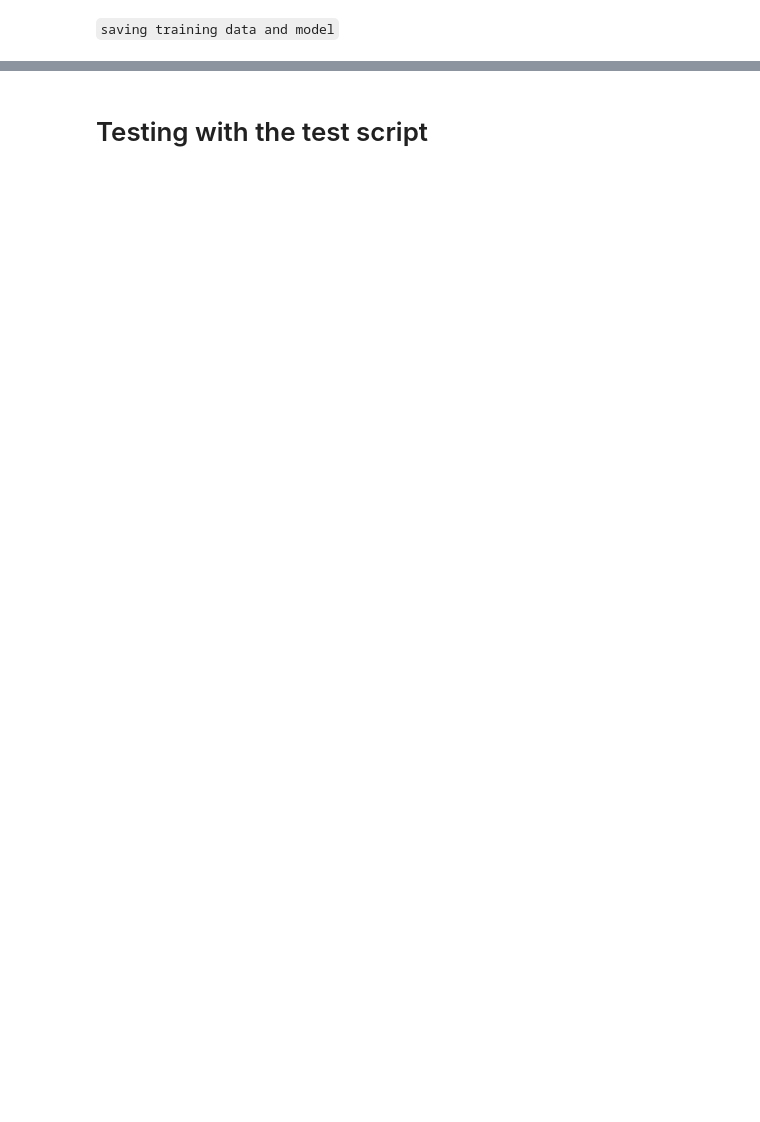
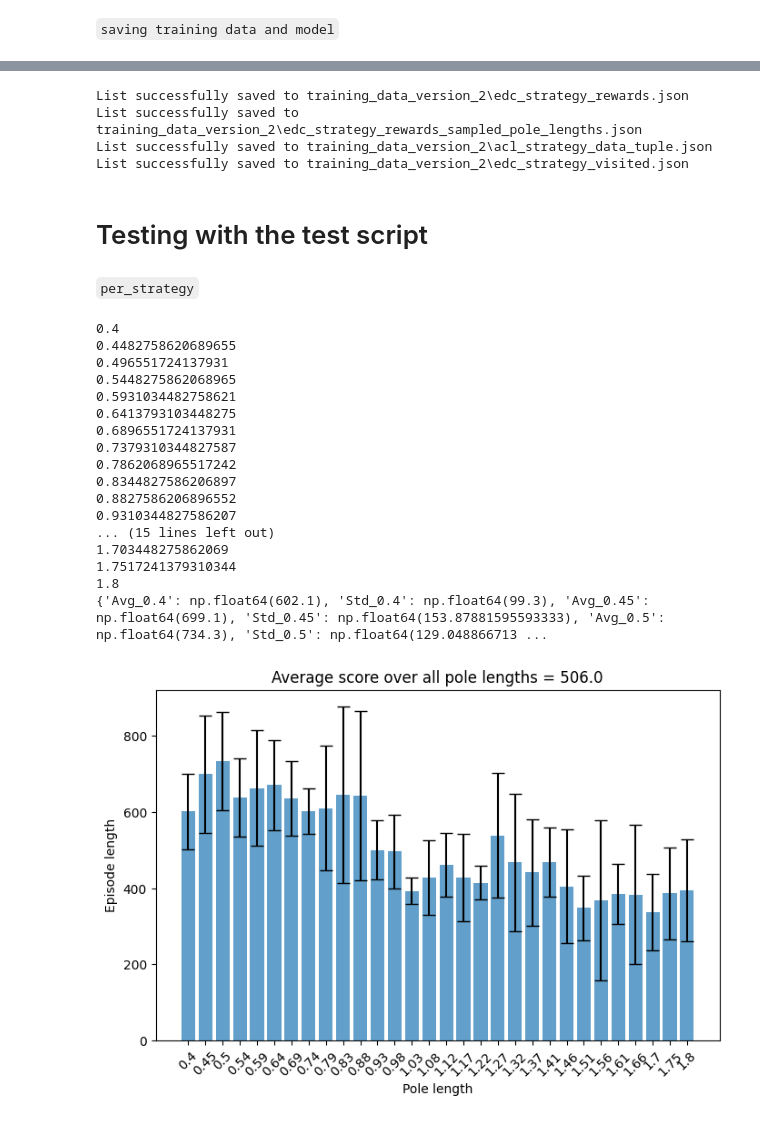
Before and after one commit to HippolyteLC/intro_rl_assignment_3, a Jupyter notebook: version_2_strategies_implementations.ipynb, the cells around one changed output, grey strips where cells are left out. Cells and saved outputs as stored; diff of their text form; code cells hidden in the pictures; blank space fills up the shorter version.

Commit message:
finalized all the strat implementations - did all the alternative implementations - did all the testing for each implementation

```diff
--- a/version_2_strategies_implementations.ipynb
+++ b/version_2_strategies_implementations.ipynb
@@ -1014,7 +1463,85 @@ NameError: name 'acl_data' is not defined
+# %%
+SAVE_FOLDER = "trained_nn_version_2"
+MODEL_NAME = "edc_strategy.pth" # .pth or .pt are common extensions
+SAVE_PATH = os.path.join(SAVE_FOLDER, MODEL_NAME)
+if not os.path.exists(SAVE_FOLDER):
+    os.makedirs(SAVE_FOLDER)
+    print(f"Created directory: {SAVE_FOLDER}")
+
+torch.save(policy_net.state_dict(), SAVE_PATH)
+
+_SAVE_FOLDER = "training_data_version_2"
+_DATA_NAME = "edc_strategy_rewards.json"
+__DATA_NAME = "edc_strategy_rewards_sampled_pole_lengths.json"# .pth or .pt are common extensions
+acl_rewards, acl_difficulty_scores, acl_distribution = acl_data
+
+
+os.makedirs(_SAVE_FOLDER, exist_ok=True)
+full_path = os.path.join(_SAVE_FOLDER, _DATA_NAME)
+_full_path = os.path.join(_SAVE_FOLDER, __DATA_NAME)
+acl_rewards_path = os.path.join(_SAVE_FOLDER, ACL_DATA)
+try:
+    with open(full_path, 'w') as file:
+        json.dump(returns, file, indent=4) # indent=4 makes the file nicely formatted
+    print(f"List successfully saved to {full_path}")
+except Exception as e:
+    print(f"An error occurred: {e}")
+
+try:
+    with open(_full_path, 'w') as file:
+        json.dump(sampled_pole_lengths, file, indent=4) # indent=4 makes the file nicely formatted
+    print(f"List successfully saved to {_full_path}")
+except Exception as e:
+    print(f"An error occurred: {e}")
+
+try:
+    with open(acl_rewards_path, 'w') as file:
+        json.dump(acl_data, file, indent=4) # indent=4 makes the file nicely formatted
+    print(f"List successfully saved to {acl_rewards_path}")
+except Exception as e:
+    print(f"An error occurred: {e}")
+
+_visited_pole_lengths = "edc_strategy_visited.json"
+v_path = os.path.join(_SAVE_FOLDER, _visited_pole_lengths)
+
+try:
+    with open(v_path, 'w') as file:
+        json.dump(visited_pole_lengths, file, indent=4) # indent=4 makes the file nicely formatted
+    print(f"List successfully saved to {v_path}")
+except Exception as e:
+    print(f"An error occurred: {e}")
+# %% [output]
+List successfully saved to training_data_version_2\edc_strategy_rewards.json
+List successfully saved to training_data_version_2\edc_strategy_rewards_sampled_pole_lengths.json
+List successfully saved to training_data_version_2\acl_strategy_data_tuple.json
+List successfully saved to training_data_version_2\edc_strategy_visited.json
 # %% [markdown]
 # Testing with the test script
 # %%
 from test_script import test_script
+# %% [markdown]
+`per_strategy`
+# %%
+test_script('trained_nn_version_2\edc_strategy.pth')
+# %% [output]
+0.4
+0.4482758620689655
+0.496551724137931
+0.5448275862068965
+0.5931034482758621
+0.6413793103448275
+0.6896551724137931
+0.7379310344827587
+0.7862068965517242
+0.8344827586206897
+0.8827586206896552
+0.9310344827586207
+... (15 lines left out)
+1.703448275862069
+1.7517241379310344
+1.8
+{'Avg_0.4': np.float64(602.1), 'Std_0.4': np.float64(99.3), 'Avg_0.45': np.float64(699.1), 'Std_0.45': np.float64(153.87881595593333), 'Avg_0.5': np.float64(734.3), 'Std_0.5': np.float64(129.048866713 ...
+[figure, added]
 # %%
 test_script("trained_nn_version_2/per_strategy.pth")
 # %% [output]
```
Also changed, not shown: parts of 14 cells of this notebook, 7 other files.
